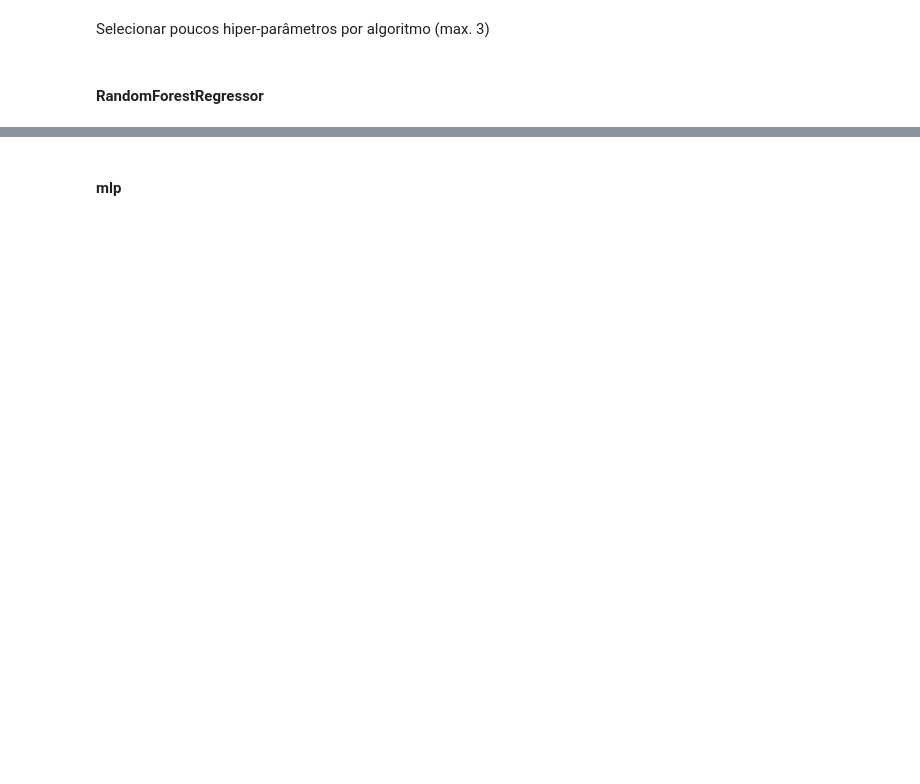
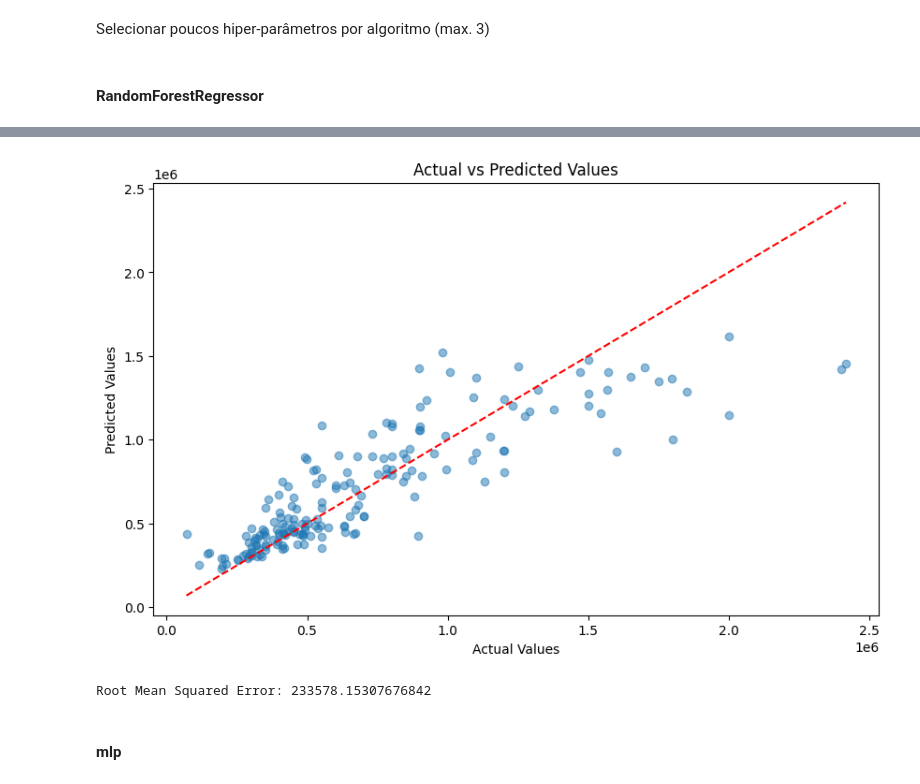
Before and after one commit to DaviMPaiva/scraping, a Jupyter notebook: notebook_analysis/projeto2.ipynb, the cells around one changed output, grey strips where cells are left out. Saved outputs shown, nothing was run; the diff lists cells and outputs as text; code cells hidden in the pictures; blank space fills up the shorter version.

Commit message:
add mlp and better train for rf

```diff
--- a/notebook_analysis/projeto2.ipynb
+++ b/notebook_analysis/projeto2.ipynb
@@ -160,3 +162,6 @@ from skopt import gp_minimize
+# %%
+kfold = KFold(n_splits=5, shuffle=True, random_state=42)
+mse_scorer = make_scorer(mean_squared_error, greater_is_better=False)
 # %% [markdown]
 Selecionar poucos hiper-parâmetros por algoritmo (max. 3)
 # %% [markdown]
@@ -194,0 +174,12 @@ Best parameters:  ['poisson', 'sqrt']
+# %%
+opt = BayesSearchCV(
+    estimator=rfr,
+    search_spaces=search_space,
+    n_iter=15,
+    cv=kfold,
+    scoring=mse_scorer,
+    n_jobs=-1,
+    random_state=42
+)
+# %%
+opt.fit(X_val, y_val)
@@ -195,2 +194,39 @@ Best parameters:  ['poisson', 'sqrt']
+# %%
+best_model_rfr = RandomForestRegressor(**opt.best_params_)
+# Get the best parameters and score
+print("Best parameters found: ", opt.best_params_)
+# %%
+# Start an MLflow run
+with mlflow.start_run(run_name="RandomForestRegressor"):
+    # Log parameters
+    mlflow.log_params(opt.best_params_)
+
+    best_model_rfr.fit(X_train,y_train)
+    # Make predictions on the test data
+    y_pred = best_model_rfr.predict(X_test)
+    # Calculate the root mean squared error
+    rmse = np.sqrt(mean_squared_error(y_test, y_pred))
+    mlflow.log_metric('RMSE', rmse)
+    # Log the model
+    mlflow.sklearn.log_model(best_model_rfr, 'model')
+
+    # Plot predicted vs actual values
+    plt.figure(figsize=(10, 6))
+    plt.scatter(y_test, y_pred, alpha=0.5)
+    plt.plot([min(y_test), max(y_test)], [min(y_test), max(y_test)], 'r--')
+    plt.xlabel('Actual Values')
+    plt.ylabel('Predicted Values')
+    plt.title('Actual vs Predicted Values')
+
+    plot_file = "sample_plot.png"
+    plt.savefig(plot_file)
+    mlflow.log_artifact(plot_file, artifact_path="plots")
+
+    plt.show()
+
+    print(f'Root Mean Squared Error: {rmse}')
+# %% [output]
+[figure, added]
+Root Mean Squared Error: 233578.15307676842
 # %% [markdown]
 #### mlp
```
Also changed, not shown: parts of 21 cells of this notebook, 1 other file.
